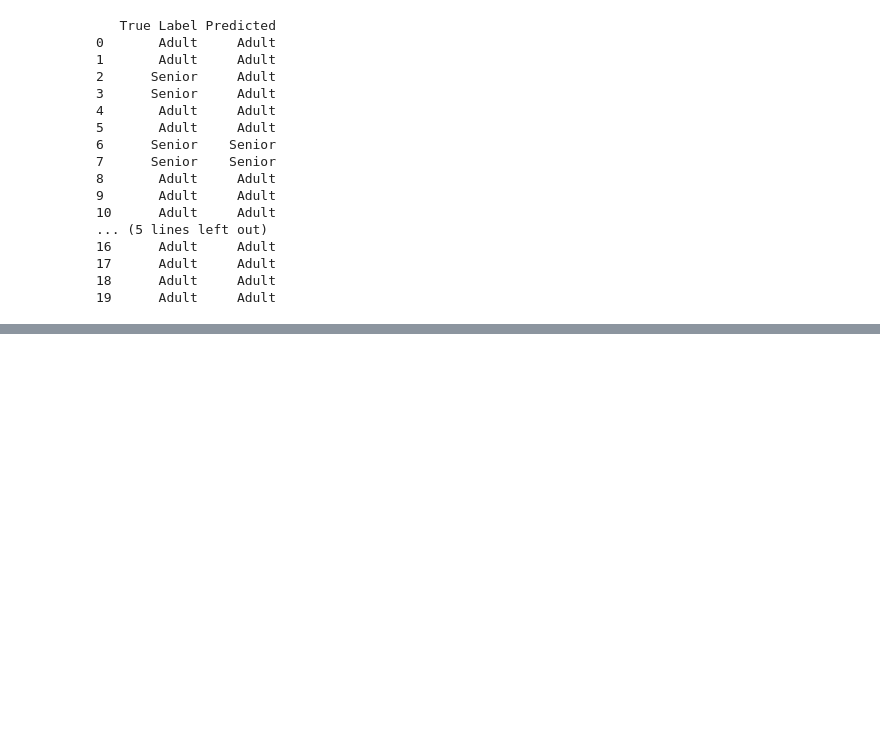
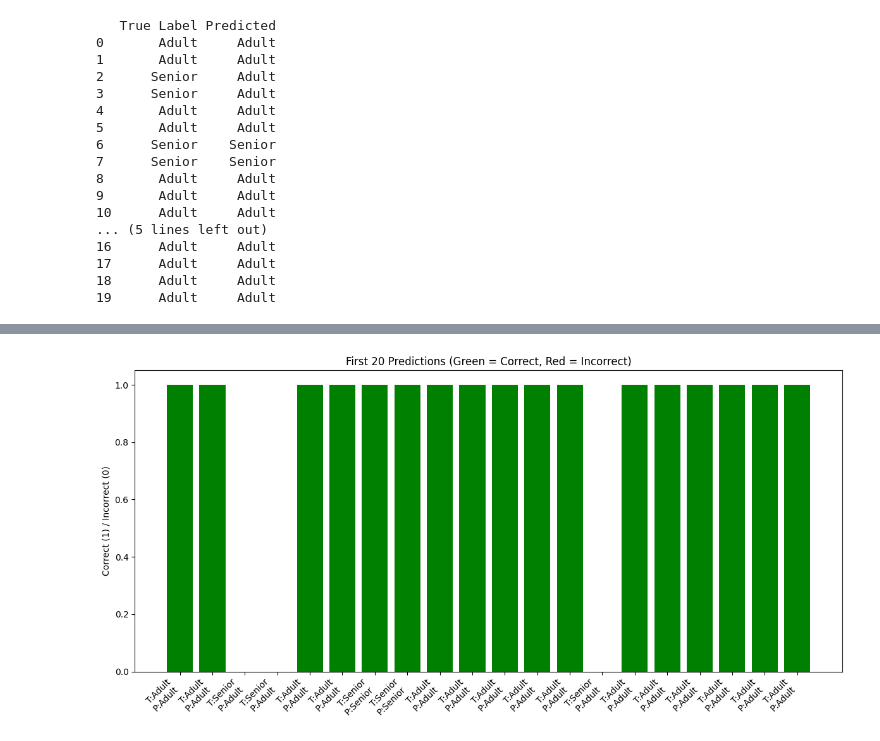
Before and after one commit to UdamShakya/Machine_Learning, a Jupyter notebook: age_prediction.ipynb, the cells around one changed output, grey strips where cells are left out. Saved outputs shown, nothing was run; the diff lists cells and outputs as text; code cells hidden in the pictures; blank space fills up the shorter version.

Commit message:
added visualization to how accurate the first 20 predictions are of the model

```diff
--- a/age_prediction.ipynb
+++ b/age_prediction.ipynb
@@ -258,0 +270,16 @@ print(results_df.head(20))
+# %%
+# Decode numeric labels back to original class names
+decoded_preds = le.inverse_transform(all_preds)
+decoded_true  = le.inverse_transform(all_true)
+
+# Create results DataFrame
+import pandas as pd
+results_df = pd.DataFrame({
+    'True Label': decoded_true,
+    'Predicted': decoded_preds
+})
+
+# Add a "Correct" column (True if prediction matches label, else False)
+results_df['Correct'] = results_df['True Label'] == results_df['Predicted']
+
+print(results_df.head(20))  # sanity check
@@ -258,0 +304,22 @@ print(results_df.head(20))
+# %%
+import matplotlib.pyplot as plt
+
+# Take first 20 results
+sample_results = results_df.head(20).reset_index(drop=True)
+
+# Plot
+plt.figure(figsize=(12, 6))
+bars = plt.bar(range(len(sample_results)),
+               [1 if c else 0 for c in sample_results['Correct']],
+               color=['green' if c else 'red' for c in sample_results['Correct']])
+
+plt.xticks(range(len(sample_results)),
+           [f"T:{t}\nP:{p}" for t, p in zip(sample_results['True Label'], sample_results['Predicted'])],
+           rotation=45, ha="right")
+
+plt.title("First 20 Predictions (Green = Correct, Red = Incorrect)")
+plt.ylabel("Correct (1) / Incorrect (0)")
+plt.tight_layout()
+plt.show()
+# %% [output]
+[figure, added]
```
Also changed, not shown: parts of 2 cells of this notebook, 3 other files.
